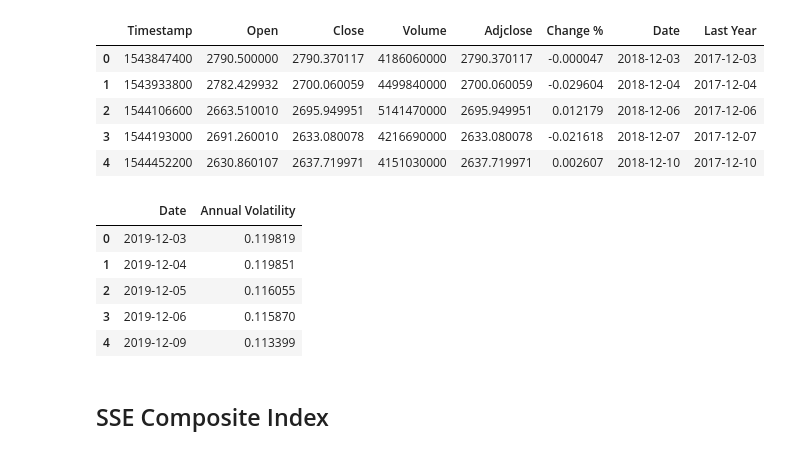
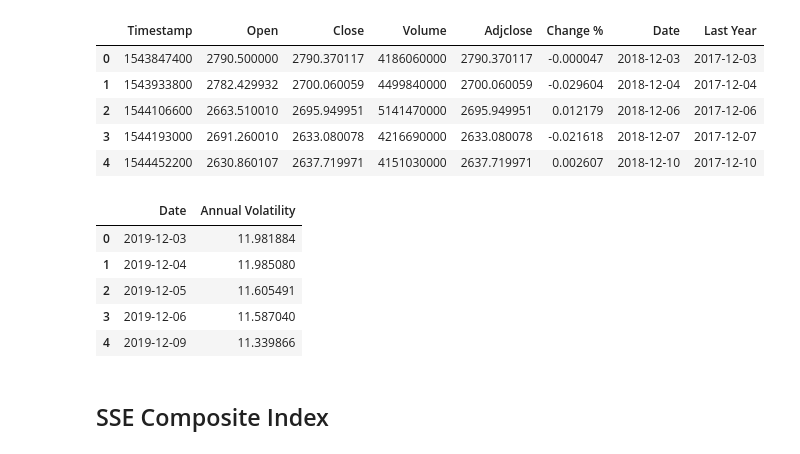
Before and after one commit to nberman12/COVID19-vs-Stocks, a Jupyter notebook: dev/daniel/Data_Collection.ipynb, the cells around one changed output. Saved outputs shown, nothing was run; the diff lists cells and outputs as text; code cells hidden in the pictures.

```diff
--- a/dev/daniel/Data_Collection.ipynb
+++ b/dev/daniel/Data_Collection.ipynb
@@ -24,3 +16,23 @@ italy_df.head()
 len(italy_df)
 # %% [output]
 326
+# %%
+
+volatile_yr_avg = []
+yearlyGroups = []
+for i in range(0,len(italy_df['Timestamp'])):
+    try:
+        cond1 = italy_df['Timestamp']<=italy_df['Timestamp'][i]
+        cond2 = (pd.Series(italy_df['Timestamp']>=(italy_df['Timestamp'][i]-(365*24*60*60))))
+        df = italy_df[cond1 & cond2]
+        #print('working')
+        if len(df)>251:  #avoids sets less than a full year
+            volatile_yr_avg.append(df.std()['Change %']*math.sqrt(252)) #annual volatility (stdev * sqrt(252))
+            yearlyGroups.append(italy_df['Date'][i])
+    except:
+        print('Error Found')
+volatile_italy_dict = {"Date":yearlyGroups,
+                    "Annual Volatility":volatile_yr_avg
+                    }
+volatile_italy_df = pd.DataFrame(volatile_italy_dict)
+volatile_italy_df.head()
@@ -79,29 +98,29 @@ smp_df.head()
 # %%
 volatile_yr_avg = []
 yearlyGroups = []
 for i in range(0,len(smp_df['Timestamp'])):
     try:
         cond1 = smp_df['Timestamp']<=smp_df['Timestamp'][i]
         cond2 = (pd.Series(smp_df['Timestamp']>=(smp_df['Timestamp'][i]-(365*24*60*60))))
         df = smp_df[cond1 & cond2]
         #print('working')
         if len(df)>251:  #avoids sets less than a full year
-            volatile_yr_avg.append(df.std()['Change %']*math.sqrt(252)) #annual volatility (stdev * sqrt(252))
+            volatile_yr_avg.append(df.std()['Change %']*math.sqrt(252)*100) #annual volatility (stdev * sqrt(252))
             yearlyGroups.append(smp_df['Date'][i])
     except:
         print('Error Found')
 volatile_smp_dict = {"Date":yearlyGroups,
                     "Annual Volatility":volatile_yr_avg
                     }
 volatile_smp_df = pd.DataFrame(volatile_smp_dict)
 volatile_smp_df.head()
 # %% [output]
 |  | Date | Annual Volatility |
-| 0 | 2019-12-03 | 0.119819 |
-| 1 | 2019-12-04 | 0.119851 |
-| 2 | 2019-12-05 | 0.116055 |
-| 3 | 2019-12-06 | 0.115870 |
-| 4 | 2019-12-09 | 0.113399 |
+| 0 | 2019-12-03 | 11.981884 |
+| 1 | 2019-12-04 | 11.985080 |
+| 2 | 2019-12-05 | 11.605491 |
+| 3 | 2019-12-06 | 11.587040 |
+| 4 | 2019-12-09 | 11.339866 |
 # %% [markdown]
 ## SSE Composite Index
 # %%
```
Also changed, not shown: parts of 6 cells of this notebook, 1 other file.
